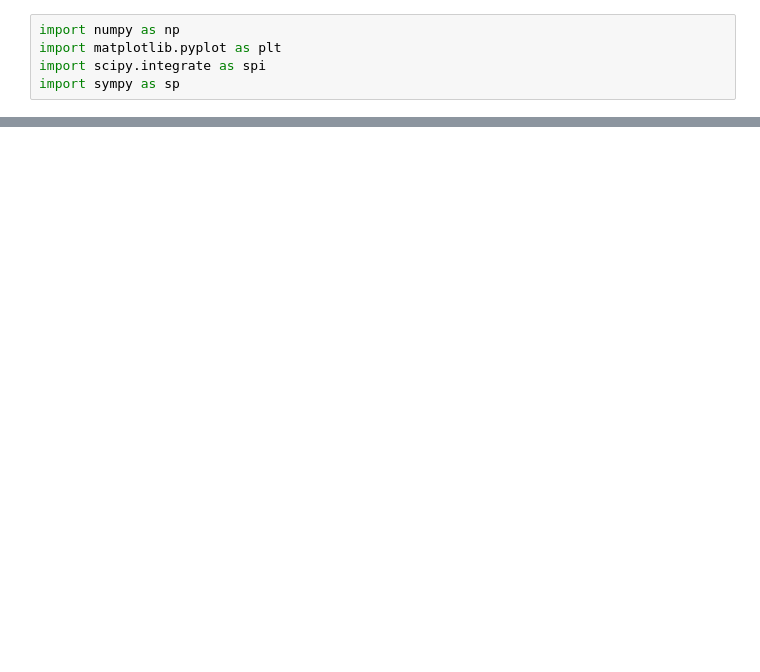
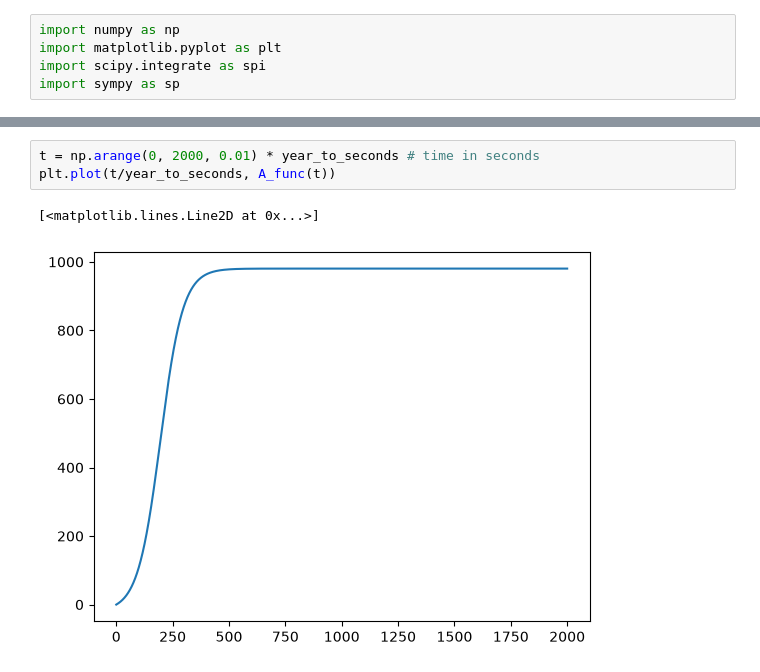
Before and after one commit to tillmrtz/intro-esm, a Jupyter notebook: notebooks/forcings_in_diff_reservoirs.ipynb, the cells around one changed output, grey strips where cells are left out. Cells and saved outputs as stored; diff of their text form; blank space fills up the shorter version.

```diff
--- a/notebooks/forcings_in_diff_reservoirs.ipynb
+++ b/notebooks/forcings_in_diff_reservoirs.ipynb
@@ -130,5 +130,11 @@ def box_rhs(t, y, scenario=1):
         dCl = dCl + J
 
     return [dTs, dTd, dCs, dCd, dCa, dCl]
+# %%
+t = np.arange(0, 2000, 0.01) * year_to_seconds # time in seconds
+plt.plot(t/year_to_seconds, A_func(t))
+# %% [output]
+[<matplotlib.lines.Line2D at 0x...>]
+[figure, added]
 # %%
 y_box = [0, 0, 0, 0, 0, 0]
```
Also changed, not shown: parts of 6 cells of this notebook.
